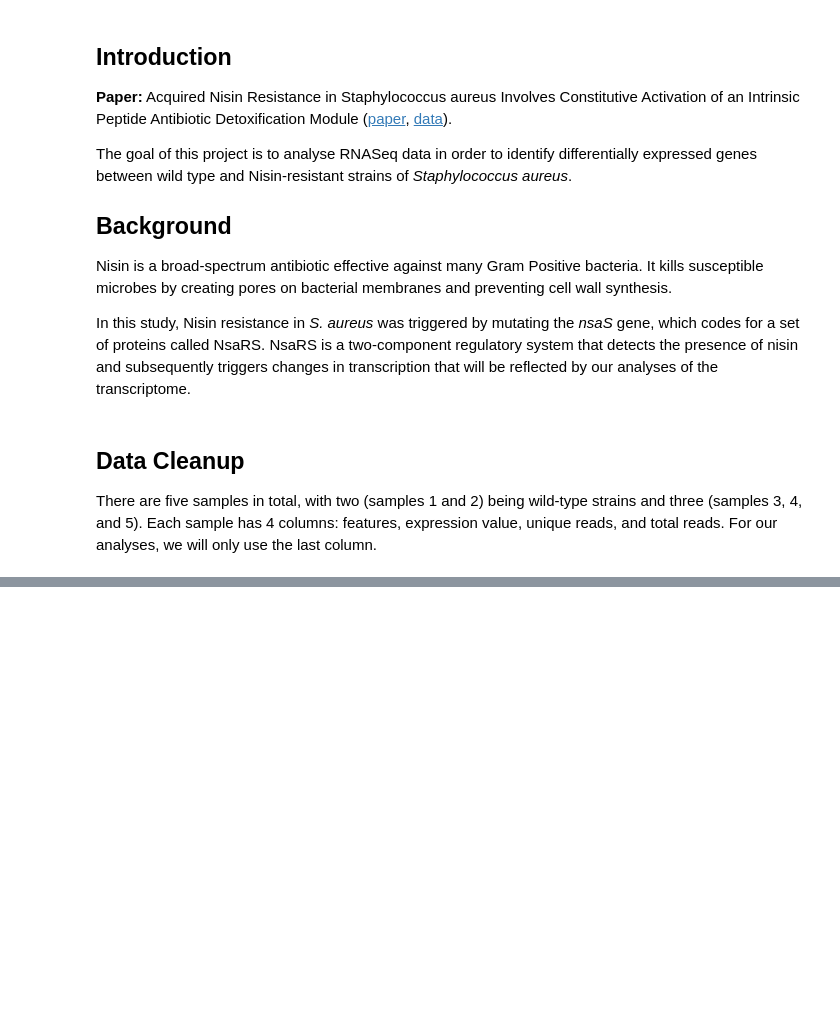
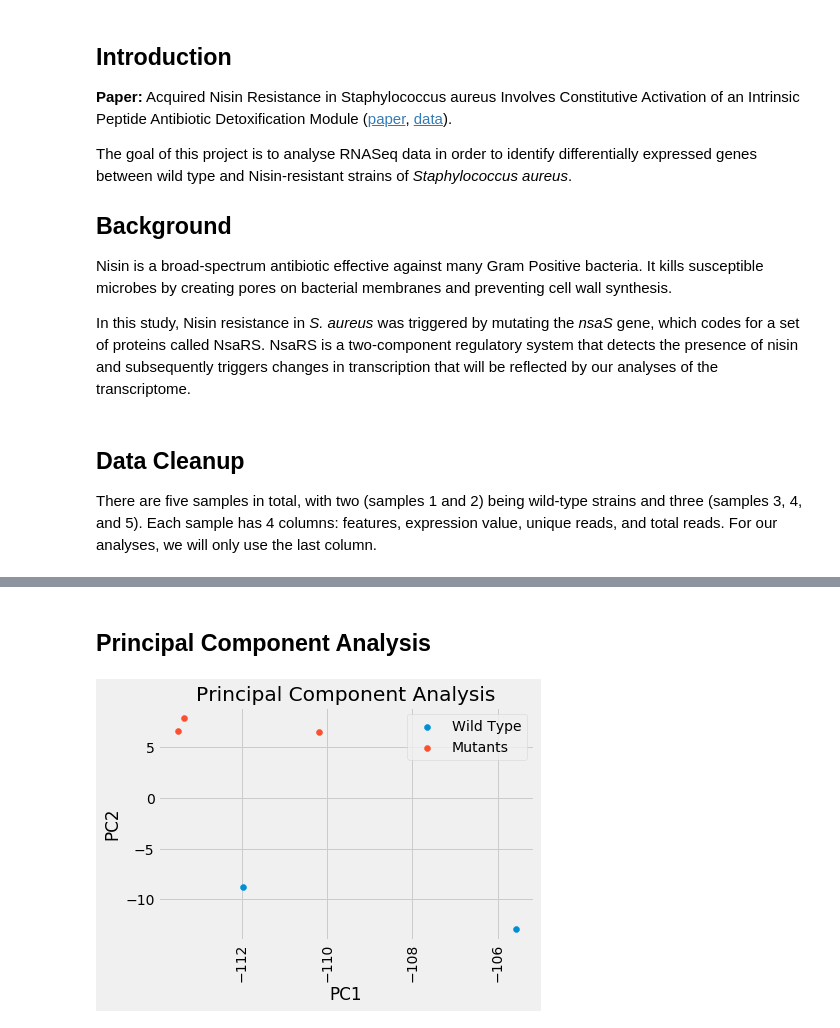
Before and after one commit to ivalexander13/mrsa-nisin-resistance, a Jupyter notebook: MRSA_Nisin_Resistance.ipynb, the cells around one changed output, grey strips where cells are left out. Saved outputs shown, nothing was run; the diff lists cells and outputs as text; code cells hidden in the pictures; blank space fills up the shorter version.

```diff
--- a/MRSA_Nisin_Resistance.ipynb
+++ b/MRSA_Nisin_Resistance.ipynb
@@ -102,0 +129,15 @@ plt.show()
+# %% [markdown]
+## **Principal Component Analysis**
+# %%
+u, s, vt = np.linalg.svd(design_norm_centered.T.iloc[:,:], full_matrices = False)
+PCS=pd.DataFrame(u*s)
+plt.scatter(PCS.iloc[0:2,0],PCS.iloc[0:2,1])
+plt.scatter(PCS.iloc[2:5,0],PCS.iloc[2:5,1])
+plt.xticks(rotation=90)
+plt.legend(['Wild Type', 'Mutants'])
+plt.xlabel("PC1")
+plt.ylabel("PC2")
+plt.title('Principal Component Analysis')
+plt.show();
+# %% [output]
+[figure, added]
```
Also changed, not shown: parts of 37 cells of this notebook.
